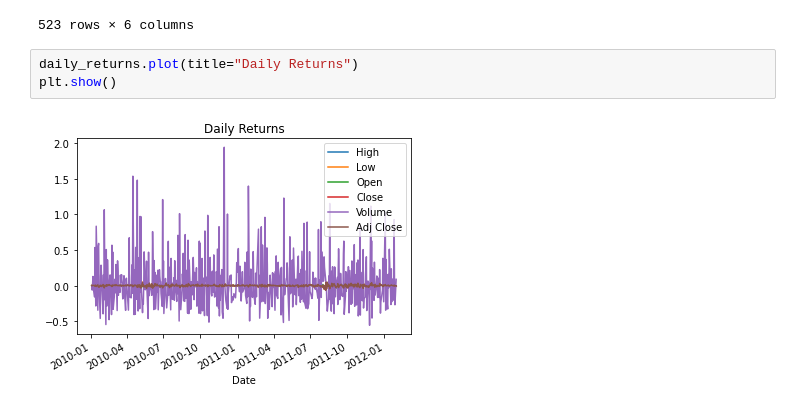
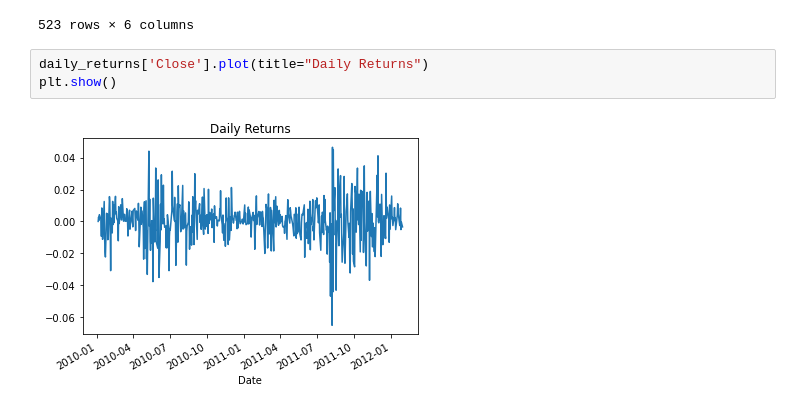
Before and after one commit to goldenglorys/ml-for-trading, a Jupyter notebook: ml_for_trading_3.ipynb, the cells around one changed output. Cells and saved outputs as stored; diff of their text form.

Commit message:
plot visualization on daily returns added

```diff
--- a/ml_for_trading_3.ipynb
+++ b/ml_for_trading_3.ipynb
@@ -37,7 +37,7 @@ daily_returns
 | 2012-01-30 | -0.004619 | -0.008311 | -0.005562 | -0.003414 | 0.089108 | -0.003414 |
 523 rows × 6 columns
 # %%
-daily_returns.plot(title="Daily Returns")
+daily_returns['Close'].plot(title="Daily Returns")
 plt.show()
 # %% [output]
-[figure, old version]
+[figure, new version]
```
Also changed, not shown: parts of 1 cell of this notebook.
